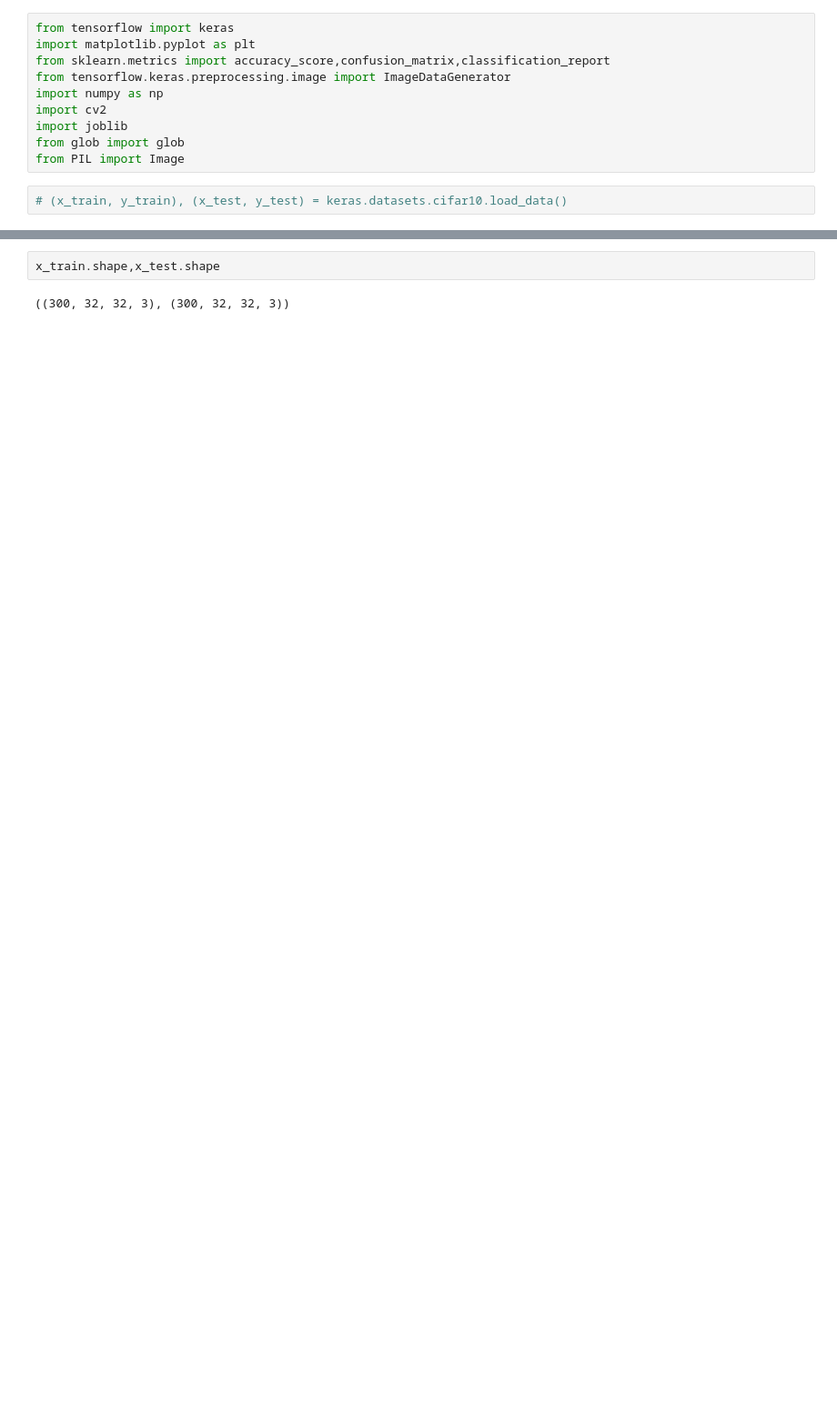
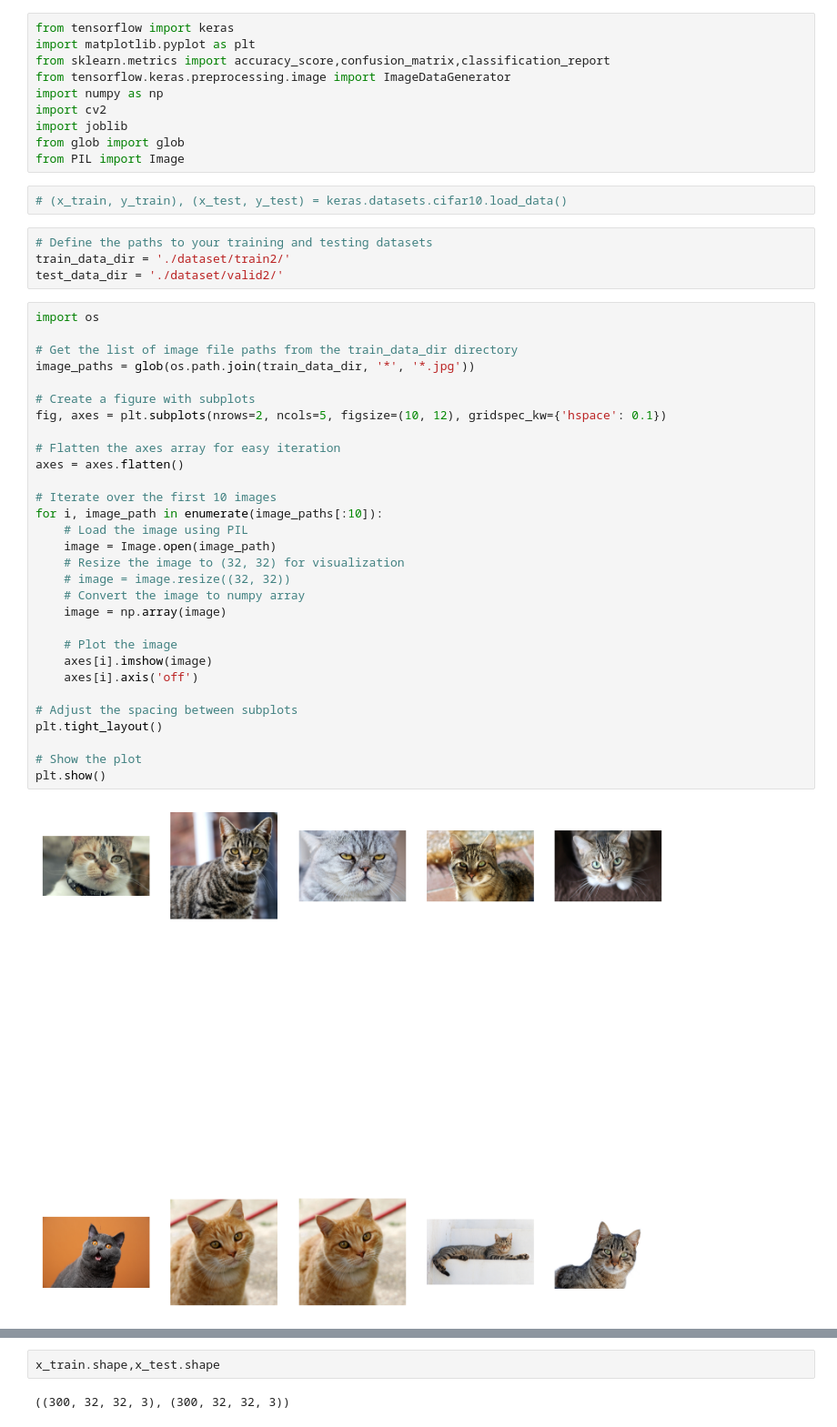
Before and after one commit to SoyVitou2019/Animal_Recognition, a Jupyter notebook: Random_forest_classifier.ipynb, the cells around one changed output, grey strips where cells are left out. Shown at 91% size. Saved outputs shown, nothing was run; the diff lists cells and outputs as text; blank space fills up the shorter version.

```diff
--- a/Random_forest_classifier.ipynb
+++ b/Random_forest_classifier.ipynb
@@ -10,4 +10,40 @@ from glob import glob
 from PIL import Image
 # %%
 # (x_train, y_train), (x_test, y_test) = keras.datasets.cifar10.load_data()
+# %%
+# Define the paths to your training and testing datasets
+train_data_dir = './dataset/train2/'
+test_data_dir = './dataset/valid2/'
+# %%
+import os
+
+# Get the list of image file paths from the train_data_dir directory
+image_paths = glob(os.path.join(train_data_dir, '*', '*.jpg'))
+
+# Create a figure with subplots
+fig, axes = plt.subplots(nrows=2, ncols=5, figsize=(10, 12), gridspec_kw={'hspace': 0.1})
+
+# Flatten the axes array for easy iteration
+axes = axes.flatten()
+
+# Iterate over the first 10 images
+for i, image_path in enumerate(image_paths[:10]):
+    # Load the image using PIL
+    image = Image.open(image_path)
+    # Resize the image to (32, 32) for visualization
+    # image = image.resize((32, 32))
+    # Convert the image to numpy array
+    image = np.array(image)
+
+    # Plot the image
+    axes[i].imshow(image)
+    axes[i].axis('off')
+
+# Adjust the spacing between subplots
+plt.tight_layout()
+
+# Show the plot
+plt.show()
+# %% [output]
+[figure, added]
 # %%
```
Also changed, not shown: parts of 10 cells of this notebook, 21 other files.
